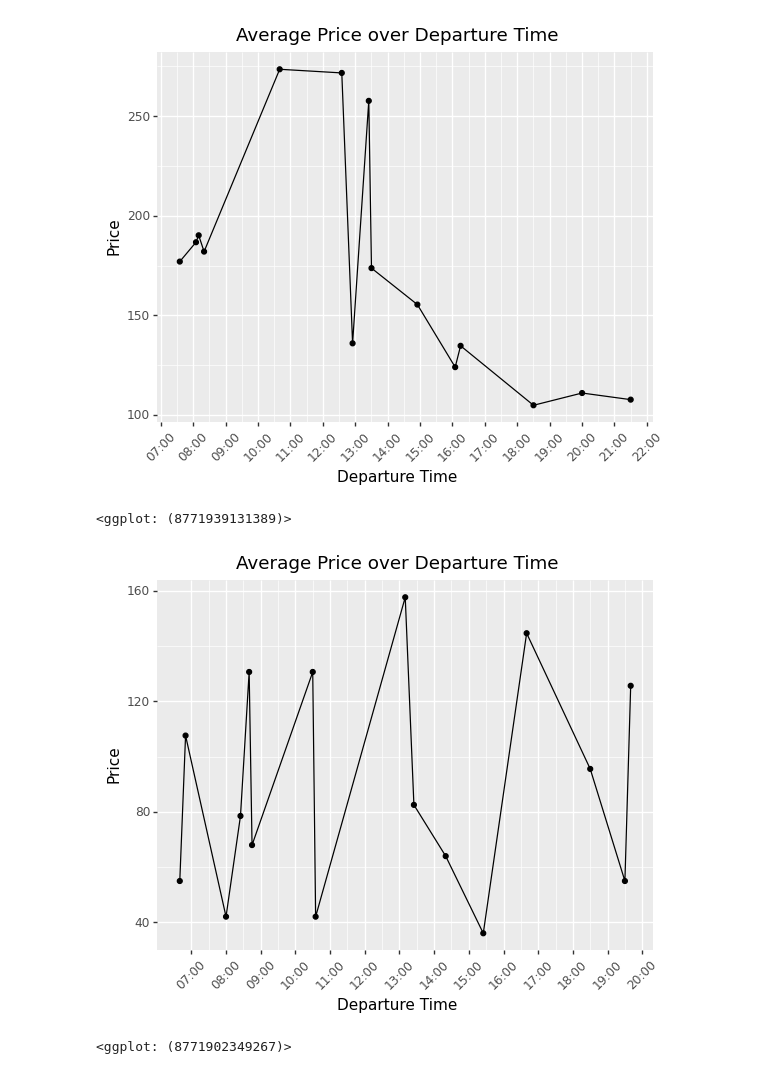
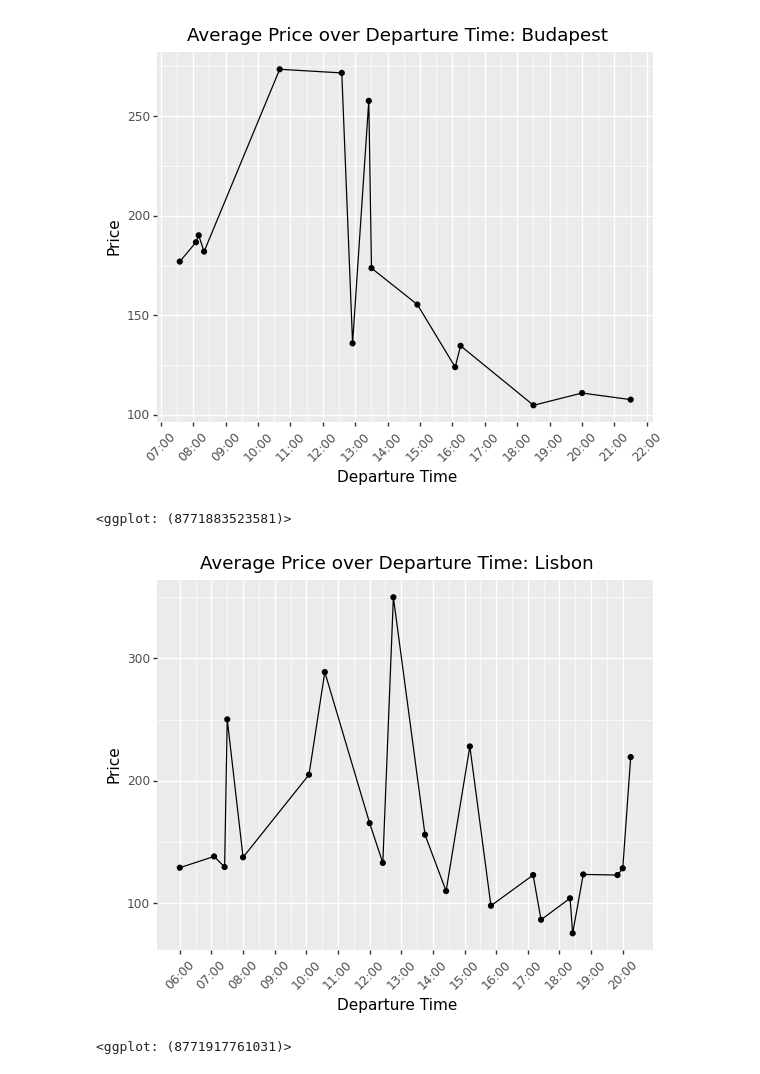
Before and after one commit to Sevnhutsjr/LSE-DS105-Wandermetrics, a Jupyter notebook: Visualisations/flight_time_analysis.ipynb, the cells around one changed output. Drawn from its saved outputs; the diff is of its cells as text; code cells hidden in the pictures.

Commit message:
graph

```diff
--- a/Visualisations/flight_time_analysis.ipynb
+++ b/Visualisations/flight_time_analysis.ipynb
@@ -7,7 +7,7 @@ import numpy as np
 from mizani.breaks import date_breaks
 from mizani.formatters import date_format
 # %%
-def flight_time_plot(df):
+def flight_time_plot(df, city):
 
     #Extract relevant columns: Departure Date/Time and Price
     df_time_and_flight = df[['depFlight_departure', 'price_amount']].copy()
@@ -22,7 +22,7 @@ def flight_time_plot(df):
     return(ggplot(df_median, aes(x='departure_time', y='price_amount')) + geom_point() + \
               geom_line() + \
               theme(axis_text_x=element_text(angle=90)) + \
-              labs(x="Departure Time", y="Price", title= "Average Price over Departure Time") + \
+              labs(x="Departure Time", y="Price", title= ("Average Price over Departure Time: " + city)) + \
               scale_x_datetime(labels=date_format("%H:%M"), breaks=date_breaks("1 hour")) + \
               theme(axis_text_x=element_text(angle=45)) + \
               labs(x="Departure Time", y="Price"))
@@ -43,13 +43,13 @@ flight_time_plot(df_athens)
 # %%
-df_budapest = pd.read_csv("../Data_API/dep_flights/depFlight_0320/budapest_0320.csv")
-flight_time_plot(df_budapest)
+df_budapest = pd.read_csv("../dep_flights/depFlights_0320/budapest_0320.csv")
+flight_time_plot(df_budapest, 'Budapest')
 # %% [output]
-[figure, old version]
+[figure, new version]
-<ggplot: (8771939131389)>
+<ggplot: (8771883523581)>
 # %%
-df_lisbon = pd.read_csv("../Data_API/dep_flights/depFlight_0320/lisbon_0320.csv")
-flight_time_plot(df_lisbon)
+df_lisbon = pd.read_csv("../dep_flights/depFlights_0320/lisbon_0320.csv")
+flight_time_plot(df_lisbon, 'Lisbon')
 # %% [output]
-[figure, old version]
+[figure, new version]
-<ggplot: (8771902349267)>
+<ggplot: (8771917761031)>
 # %%
```
Also changed, not shown: parts of 7 cells of this notebook, 1 other file.
